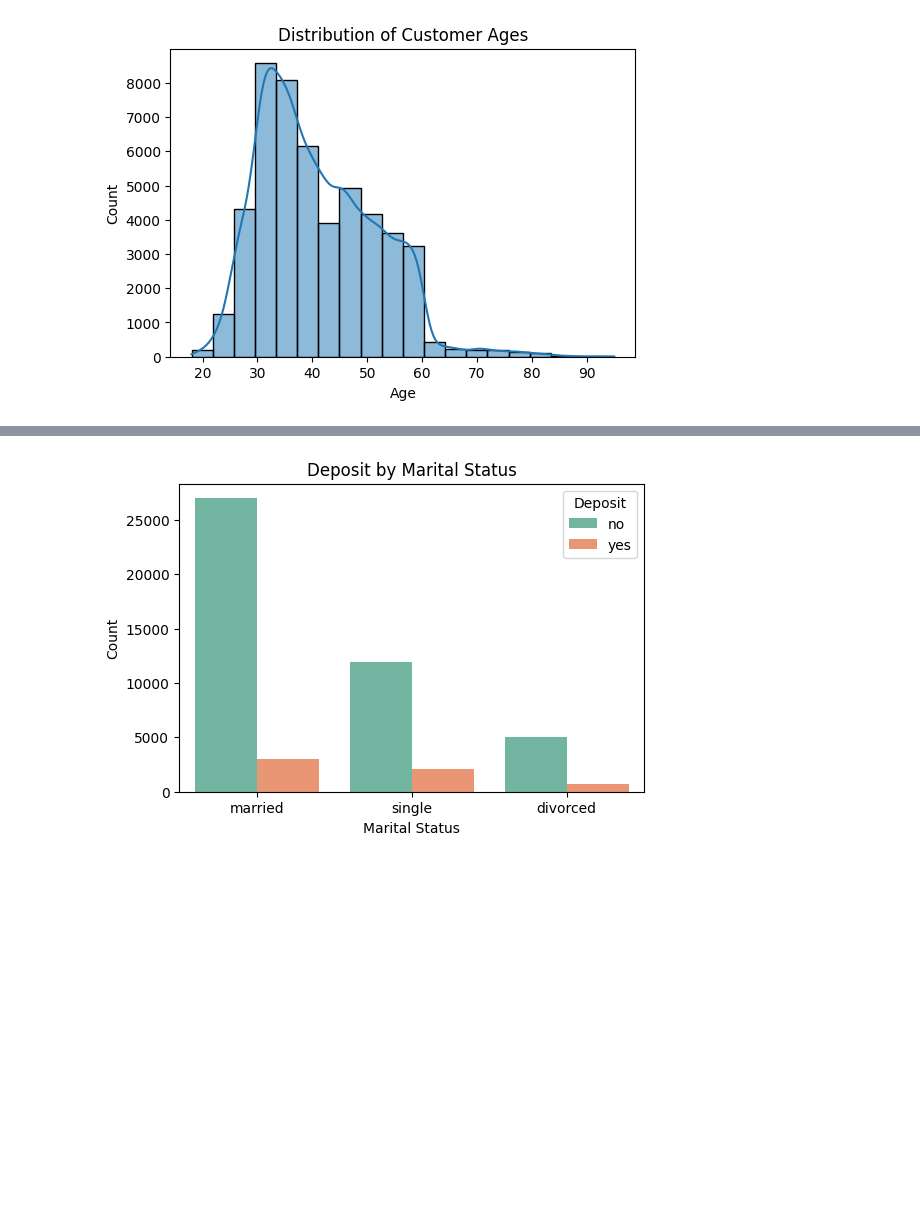
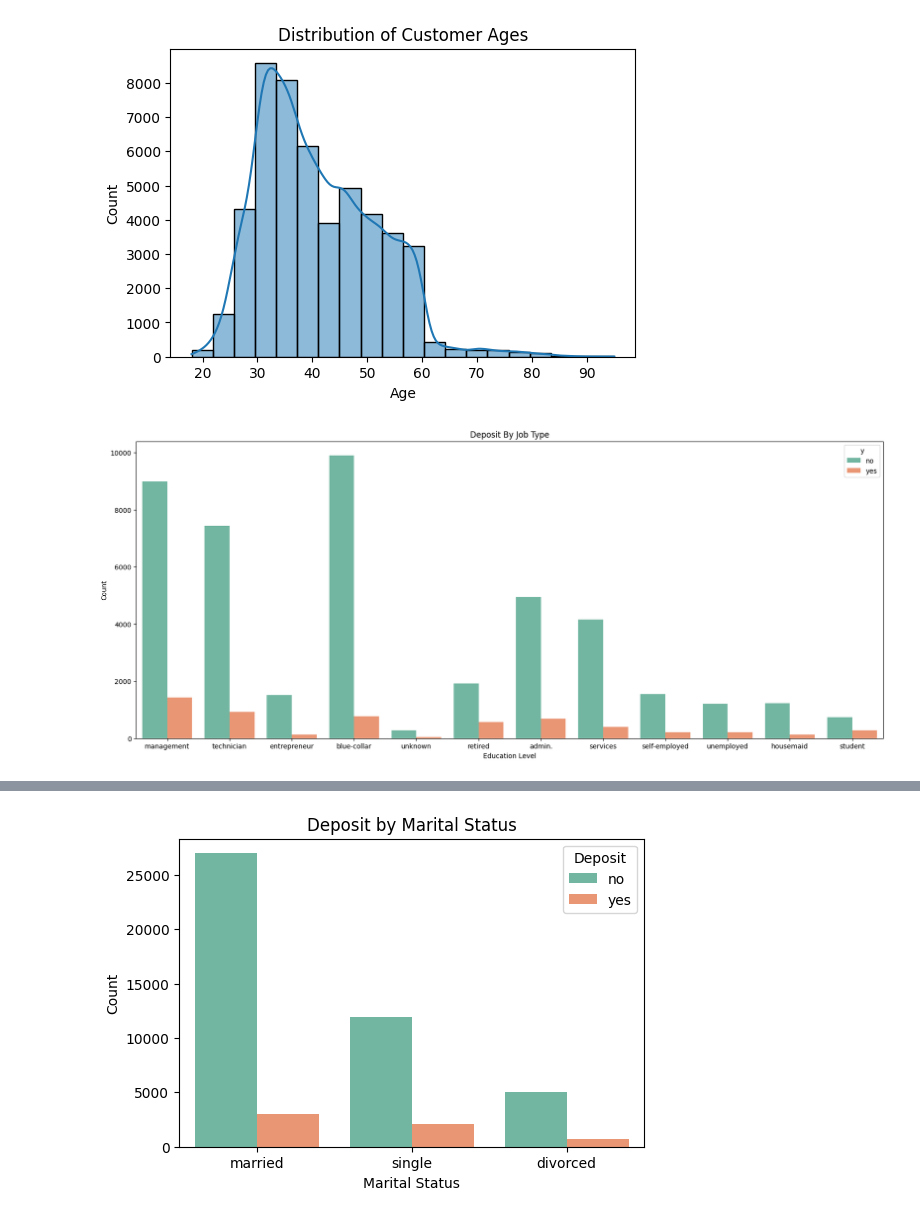
Before and after one commit to qmdismnp/Schulich_DS_MBAN, a Jupyter notebook: A1.ipynb, the cells around one changed output, grey strips where cells are left out. Saved outputs shown, nothing was run; the diff lists cells and outputs as text; code cells hidden in the pictures; blank space fills up the shorter version.

```diff
--- a/A1.ipynb
+++ b/A1.ipynb
@@ -101,6 +110,15 @@ plt.ylabel('Count')
 plt.show()
 # %% [output]
 [figure]
+# %%
+plt.figure(figsize=(20, 8))
+sns.countplot(x='job', hue='y',data=df, palette='Set2')
+plt.title('Deposit By Job Type')
+plt.xlabel('Education Level')
+plt.ylabel('Count')
+plt.show()
+# %% [output]
+[figure, added]
 # %%
 plt.figure(figsize=(6, 4))
 sns.countplot(x='education', hue='y',data=df, palette='Set2')
```
Also changed, not shown: parts of 22 cells of this notebook.
